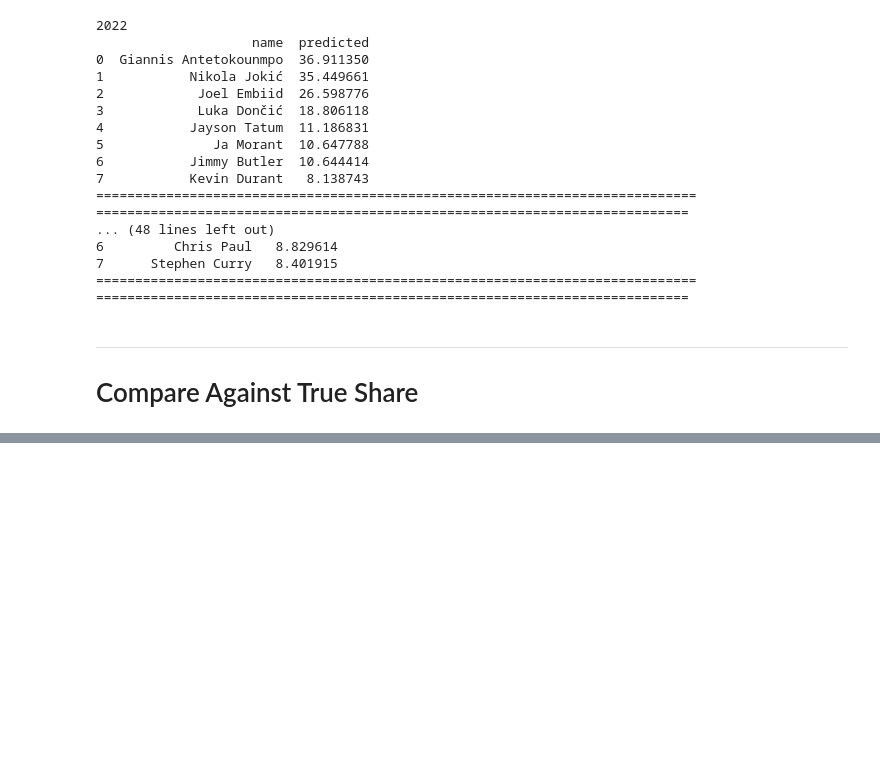
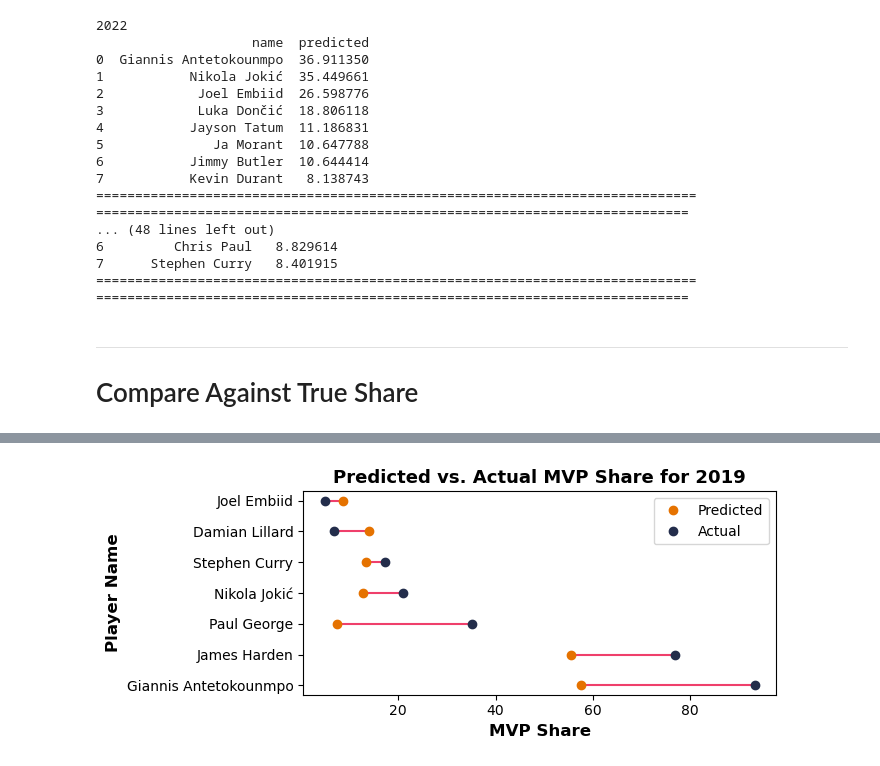
Before and after one commit to UVA-MLSys/Big-Data-Systems, a Jupyter notebook: Team 7/Jupyter Notebooks/Test.ipynb, the cells around one changed output, grey strips where cells are left out. Drawn from its saved outputs; the diff is of its cells as text; code cells hidden in the pictures; blank space fills up the shorter version.

```diff
--- a/Team 7/Jupyter Notebooks/Test.ipynb
+++ b/Team 7/Jupyter Notebooks/Test.ipynb
@@ -147,32 +143,3 @@ custom_palette = {'predicted': '#E57200', 'actual': '#232D4B'}
 # %%
 # Iterate over unique values in the 'Season' column and create separate plots for each
 unique_seasons = merged_df['Season'].unique()
-
-for season in unique_seasons:
-    # Filter data for the current season
-    season_data = merged_df[merged_df['Season'] == season]
-
-    # Filter the data to include only the top 7 values of 'actual' for the current season
-    top_7_actual = season_data.nlargest(7, 'actual')
-
-    # Group the filtered data by 'name' and calculate mean of 'actual' and 'predicted' columns
-    grouped_df = top_7_actual.groupby('name')[['actual', 'predicted']].mean().reset_index()
-
-    # Sort the grouped dataframe by 'actual' values
-    grouped_df.sort_values(by='actual', ascending=False, inplace=True)
-
-    # Melt the grouped dataframe to long format for easy plotting
-    melted_df = grouped_df.melt(id_vars='name', var_name='Metric', value_name='Value')
-
-    # Plot the grouped horizontal bar chart
-    plt.figure(figsize=(10, 4))
-    plt.style.use('fivethirtyeight')
-    ax = sns.barplot(data=melted_df, x='Value', y='name',
-                     hue='Metric', palette=custom_palette, orient='h')
-    plt.xlabel('MVP Share', weight='bold', size=12)
-    plt.ylabel('Player Name', weight='bold', size=12)
-    plt.title(f'Predicted vs. Actual MVP Share for {season}', weight='bold', size=13)
-    plt.legend(title='Metric', loc='lower right')
-    ax.xaxis.set_major_formatter(FuncFormatter(percent_formatter))
-    plt.tight_layout()
-    plt.show()
@@ -184,0 +146,4 @@ for season in unique_seasons:
+# %%
+plot_comparison_for_season(merged_df, 2019)
+# %% [output]
+[figure, added]
```
Also changed, not shown: parts of 8 cells of this notebook.
